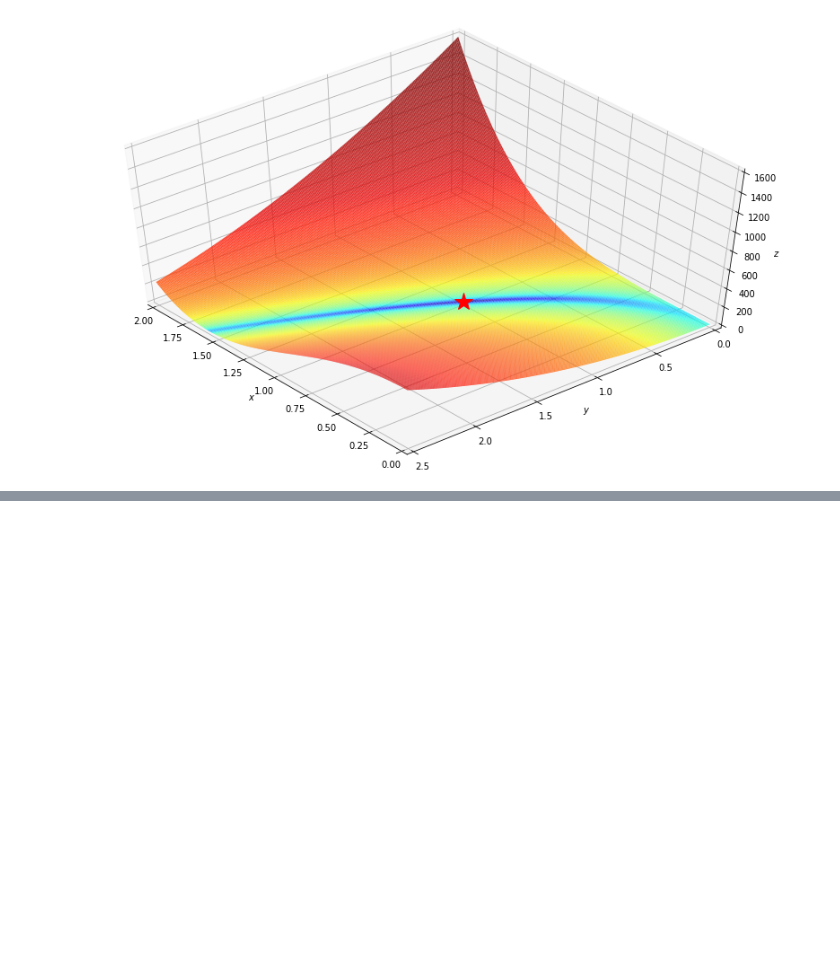
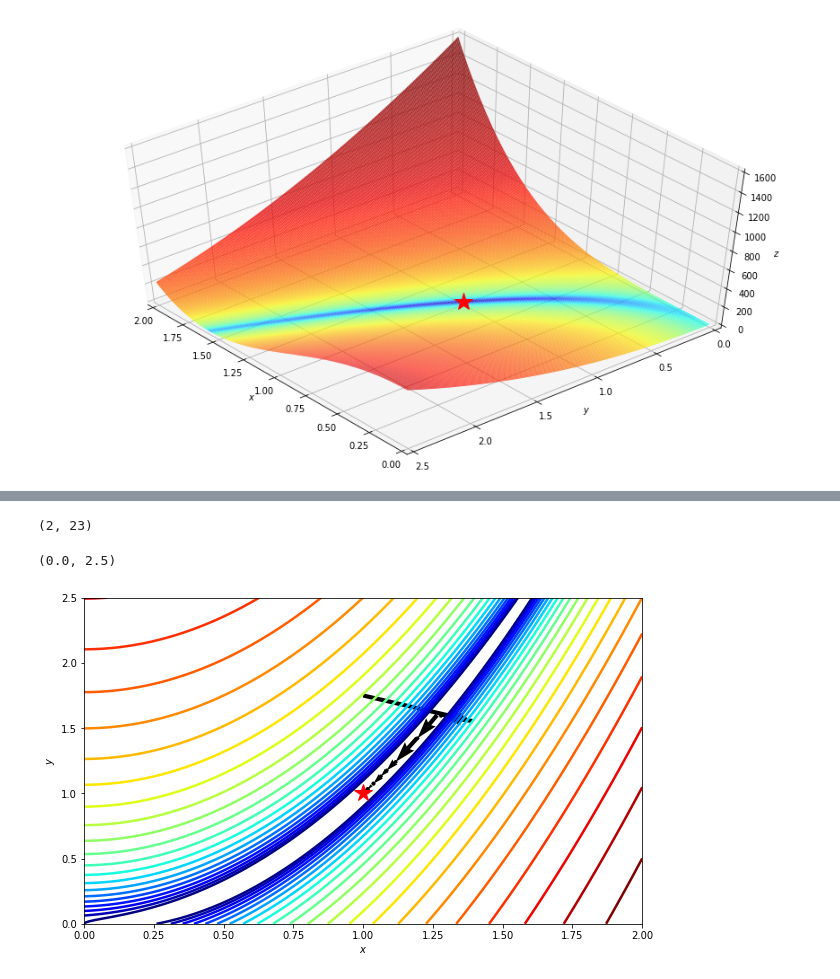
Before and after one commit to simonbatzner/L-BFGS-Julia, a Jupyter notebook: Visualization/Viz.ipynb, the cells around one changed output, grey strips where cells are left out. Saved outputs shown, nothing was run; the diff lists cells and outputs as text; code cells hidden in the pictures; blank space fills up the shorter version.

```diff
--- a/Visualization/Viz.ipynb
+++ b/Visualization/Viz.ipynb
@@ -29,6 +29,7 @@ plt.rcParams['lines.color'] = 'r'
 # %%
 # params
 fun = 'rosenbrock'
+x0 = [1.0, 1.75]
 
 # load path
 import h5py
@@ -246,0 +260,2 @@ HTML(anim.to_html5_video())
+# %%
+path_ = [x0]
@@ -246,0 +278,20 @@ HTML(anim.to_html5_video())
+# %%
+path = np.array(path_).T
+path.shape
+# %% [output]
+(2, 23)
+# %%
+fig, ax = plt.subplots(figsize=(10, 6))
+
+ax.contour(x, y, z, levels=np.logspace(0, 5, 35), norm=LogNorm(), cmap=plt.cm.jet)
+ax.quiver(path[0,:-1], path[1,:-1], path[0,1:]-path[0,:-1], path[1,1:]-path[1,:-1], scale_units='xy', angles='xy', scale=1, color='k')
+ax.plot(*minima_, 'r*', markersize=18)
+
+ax.set_xlabel('$x$')
+ax.set_ylabel('$y$')
+
+ax.set_xlim((xmin, xmax))
+ax.set_ylim((ymin, ymax))
+# %% [output]
+(0.0, 2.5)
+[figure, added]
```
Also changed, not shown: parts of 30 cells of this notebook.
